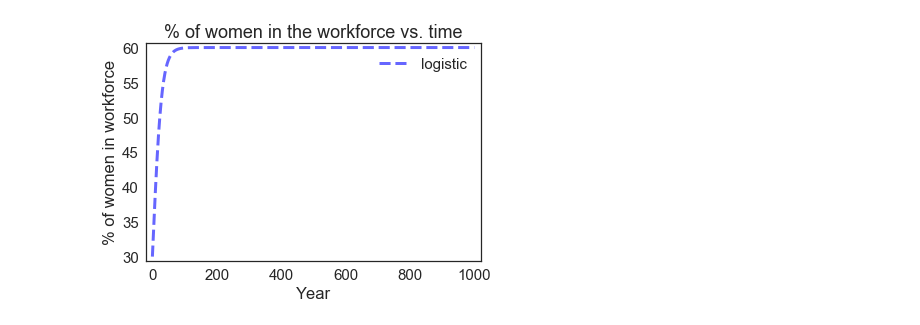
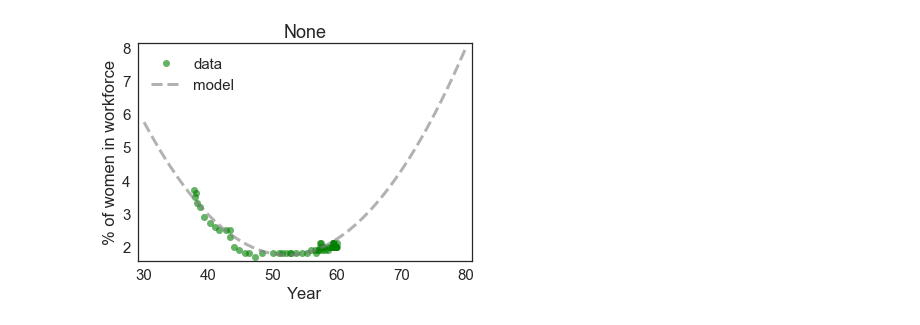
Before and after one commit to coverney/World-Population-Redux-Project, a Jupyter notebook: Zereztest.ipynb, the cells around one changed output. Drawn from its saved outputs; the diff is of its cells as text; code cells hidden in the pictures.

Commit message:
adding colors, k sweep, legends

```diff
--- a/Zereztest.ipynb
+++ b/Zereztest.ipynb
@@ -18,11 +18,11 @@ def plot_data(data, new = True):
     counter = 0
     if (new):
         newfig()
-    decorate(xlabel = 'time',
-            ylabel = '% of women in the workforce')
+    decorate(xlabel = '% of women in the workforce',
+            ylabel = 'fertility rate')
     for i in data:
         if (counter > 0):
-            plot(float(i[0]), float(i[1]), 'go', label='data')
+            plot(float(i[1]), float(i[2]), 'go', label='data')
         counter += 1
 
 #plots the results as well as the sample data on a new or used graph
@@ -31,7 +31,7 @@ def plot_results(system, color = 'gray', label = 'model', title=None, new = True
 
     system: System object with `results`
     """
-    #plot_data(data, new)
+    plot_data(data, new)
     plot(system.results, '--', color = color, label = label)
     decorate(xlabel='Year',
              ylabel='% of women in workforce',
@@ -57,34 +57,60 @@ def update_func1(pop, t, system):
     return new_percentage
 
 #an alternative way of calling the previous recursive simulation
 def iterative(system):
     results = TimeSeries()
     for t in linrange(system.t0, system.t_end):
         results[t] = (-0.0125*(t**2)) + (50.245 * t) -50430
     system.results = results
 
 
 #a logistic simulation
 def iterative_logistic(system):
     k = system.k
     r = system.r
     a = (k - system.p0) / system.p0
     results = TimeSeries()
     for t in linrange(system.t0, system.t_end):
 
         results[t] = k / (1 + a*exp(-r * (t)))
 
     system.results = results
 
+def match(system):
+    results = TimeSeries()
+    for t in linrange(system.t0, system.t_end):
+        results[t] = 0.0081 * (t)**2 - 0.8461 * (t) + 23.841
+    system.results = results
+
+
+def rsweep2():
+    newfig()
+    r_array = linrange(0.01, 0.1, 0.01)
+    system2 = System(t0 = 0, p0 = 37.7, t_end = 100, k = 60, r = 0.075)
+    for r in r_array:
+        system2.r = r
+        iterative_logistic(system2)
+        results2 = TimeSeries()
+        for t in linrange(system2.t0, system2.t_end):
+            x = system2.results[t]
+            results2[t] = 0.0081*(x**2) - 0.8461*x + 23.841
+        system2.results2 = results2
+        plot(system2.results2, 'o', color = 'blue', markersize= 4)
+    decorate(xlabel='Year', ylabel='Fertility Rate', title= 'Fertility Rate with Varying Rates')
+
 #initializing the system. Alpha, beta, r, and k can/should be moved to be function parameters
 #alpha and beta totally aren't being used by any equations lol
-system = System(t0 = 0, p0 = 30, t_end = 1000, alpha = 0.5, beta = 0.9999, k = 60, r = 0.07) #users can input values from 0.01 to 0.1
+system = System(t0 = 30, p0 = 30, t_end = 80, alpha = 0.5, beta = 0.9999, k = 60, r = 0.07) #users can input values from 0.01 to 0.1
 
 
 #iterative(system)
 #plot_results(system, label = 'iterative', title = '% of women in the workforce vs. time', new = True)
 
-iterative_logistic(system)
-plot_results(system, color = 'blue', label = 'logistic', title = '% of women in the workforce vs. time', new = False)
+#iterative_logistic(system)
+#plot_results(system, color = 'blue', label = 'logistic', title = '% of women in the workforce vs. time', new = False)
+#rsweep2()
+match(system)
+plot_results(system)
+#plot_results(system, color = 'red', new = True)
 # %% [output]
-[figure, old version]
+[figure, new version]
```
Also changed, not shown: 1 other file.
